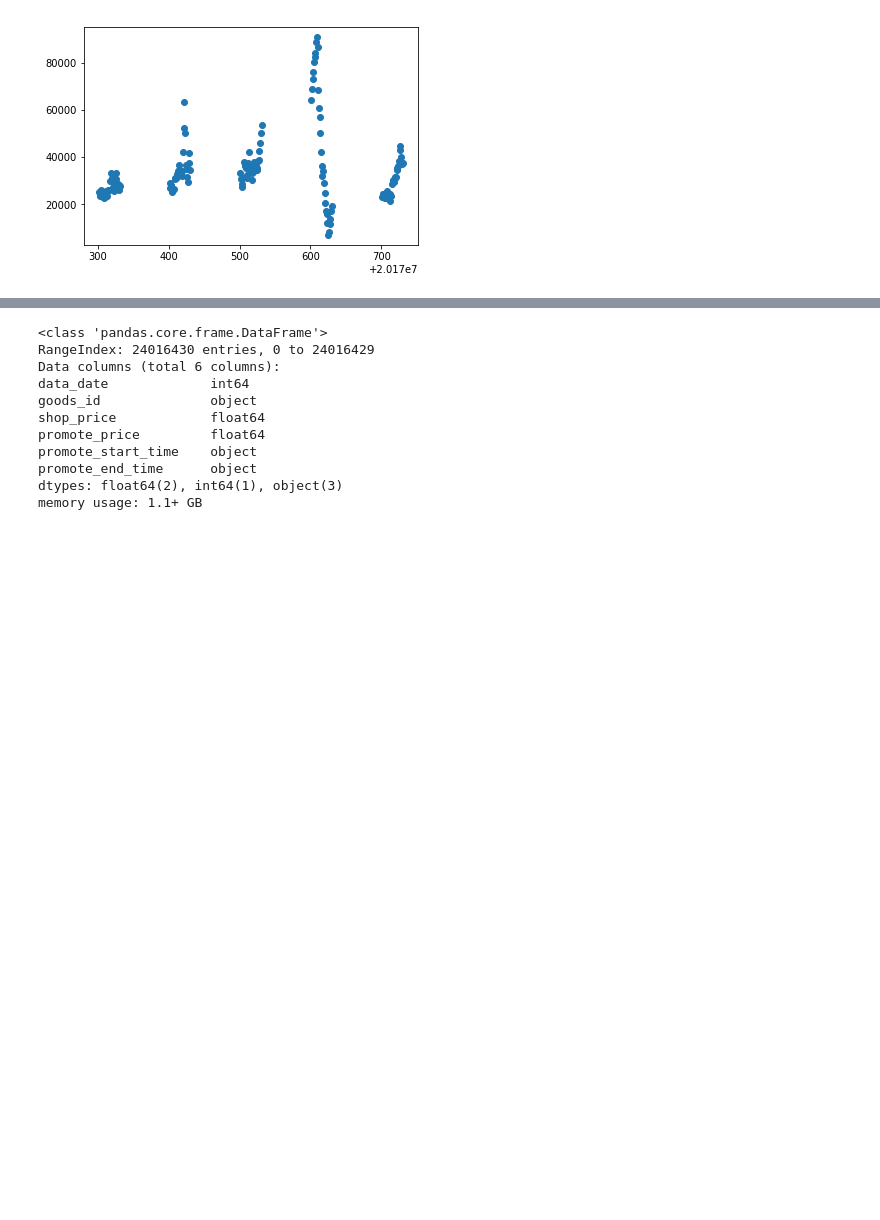
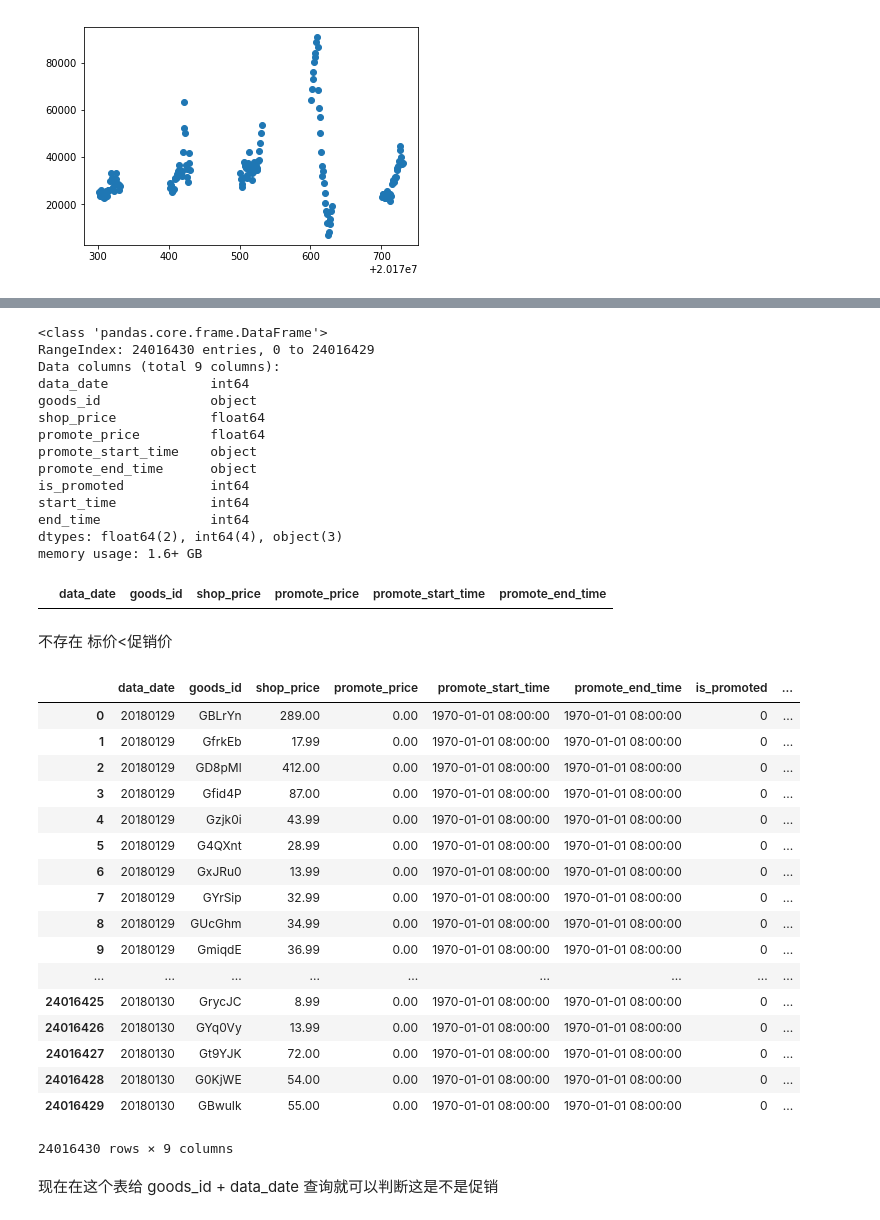
Before and after one commit to pjpjq/supply-chain-prediction-competition, a Jupyter notebook: notebooks/visualize_data.ipynb, the cells around one changed output, grey strips where cells are left out. Saved outputs shown, nothing was run; the diff lists cells and outputs as text; code cells hidden in the pictures; blank space fills up the shorter version.

Commit message:
大致分析了 goodsdaily 和 goods_promote_price

```diff
--- a/notebooks/visualize_data.ipynb
+++ b/notebooks/visualize_data.ipynb
@@ -125,0 +131,5 @@ plt.plot(first2months['data_date'], first2months['sales_uv'])
+# %%
+goods_promote_price['start_time'] = goods_promote_price['promote_start_time'].apply(lambda x: int("".join(x.split(" ")[0].split("-"))))
+goods_promote_price['end_time'] = goods_promote_price['promote_end_time'].apply(lambda x: int("".join(x.split(" ")[0].split("-"))))
+goods_promote_price.head()
+# goods_promote_price.info()
@@ -126,15 +155,54 @@ plt.plot(first2months['data_date'], first2months['sales_uv'])
 # %%
-goods_promote_price.head(5)
 goods_promote_price.info()
 # %% [output]
 <class 'pandas.core.frame.DataFrame'>
 RangeIndex: 24016430 entries, 0 to 24016429
-Data columns (total 6 columns):
+Data columns (total 9 columns):
 data_date             int64
 goods_id              object
 shop_price            float64
 promote_price         float64
 promote_start_time    object
 promote_end_time      object
-dtypes: float64(2), int64(1), object(3)
-memory usage: 1.1+ GB
+is_promoted           int64
+start_time            int64
+end_time              int64
+dtypes: float64(2), int64(4), object(3)
+memory usage: 1.6+ GB
+# %%
+goods_promote_price[goods_promote_price['shop_price'] < goods_promote_price['promote_price']]
+# %% [output]
+|  | data_date | goods_id | shop_price | promote_price | promote_start_time | promote_end_time |
+# %% [markdown]
+不存在 标价<促销价
+# %%
+# 加 is_promoted 列 表示是否为促销产品
+goods_promote_price['is_promoted'] = 0
+is_promoted = (goods_promote_price['promote_price'] > .0) & \
+    (goods_promote_price['start_time'] < goods_promote_price['data_date']) & \
+    (goods_promote_price['end_time'] > goods_promote_price['data_date'])
+
+goods_promote_price.loc[is_promoted, 'is_promoted'] = 1
+# %%
+goods_promote_price
+# %% [output]
+|  | data_date | goods_id | shop_price | promote_price | promote_start_time | promote_end_time | is_promoted | ... |
+| 0 | 20180129 | GBLrYn | 289.00 | 0.00 | 1970-01-01 08:00:00 | 1970-01-01 08:00:00 | 0 | ... |
+| 1 | 20180129 | GfrkEb | 17.99 | 0.00 | 1970-01-01 08:00:00 | 1970-01-01 08:00:00 | 0 | ... |
+| 2 | 20180129 | GD8pMl | 412.00 | 0.00 | 1970-01-01 08:00:00 | 1970-01-01 08:00:00 | 0 | ... |
+| 3 | 20180129 | Gfid4P | 87.00 | 0.00 | 1970-01-01 08:00:00 | 1970-01-01 08:00:00 | 0 | ... |
+| 4 | 20180129 | Gzjk0i | 43.99 | 0.00 | 1970-01-01 08:00:00 | 1970-01-01 08:00:00 | 0 | ... |
+| 5 | 20180129 | G4QXnt | 28.99 | 0.00 | 1970-01-01 08:00:00 | 1970-01-01 08:00:00 | 0 | ... |
+| 6 | 20180129 | GxJRu0 | 13.99 | 0.00 | 1970-01-01 08:00:00 | 1970-01-01 08:00:00 | 0 | ... |
+| 7 | 20180129 | GYrSip | 32.99 | 0.00 | 1970-01-01 08:00:00 | 1970-01-01 08:00:00 | 0 | ... |
+| 8 | 20180129 | GUcGhm | 34.99 | 0.00 | 1970-01-01 08:00:00 | 1970-01-01 08:00:00 | 0 | ... |
+| 9 | 20180129 | GmiqdE | 36.99 | 0.00 | 1970-01-01 08:00:00 | 1970-01-01 08:00:00 | 0 | ... |
+| ... | ... | ... | ... | ... | ... | ... | ... | ... |
+| 24016425 | 20180130 | GrycJC | 8.99 | 0.00 | 1970-01-01 08:00:00 | 1970-01-01 08:00:00 | 0 | ... |
+| 24016426 | 20180130 | GYq0Vy | 13.99 | 0.00 | 1970-01-01 08:00:00 | 1970-01-01 08:00:00 | 0 | ... |
+| 24016427 | 20180130 | Gt9YJK | 72.00 | 0.00 | 1970-01-01 08:00:00 | 1970-01-01 08:00:00 | 0 | ... |
+| 24016428 | 20180130 | G0KjWE | 54.00 | 0.00 | 1970-01-01 08:00:00 | 1970-01-01 08:00:00 | 0 | ... |
+| 24016429 | 20180130 | GBwuIk | 55.00 | 0.00 | 1970-01-01 08:00:00 | 1970-01-01 08:00:00 | 0 | ... |
+24016430 rows × 9 columns
+# %% [markdown]
+现在在这个表给 goods_id + data_date 查询就可以判断这是不是促销
```
Also changed, not shown: parts of 5 cells of this notebook, 1 other file.
